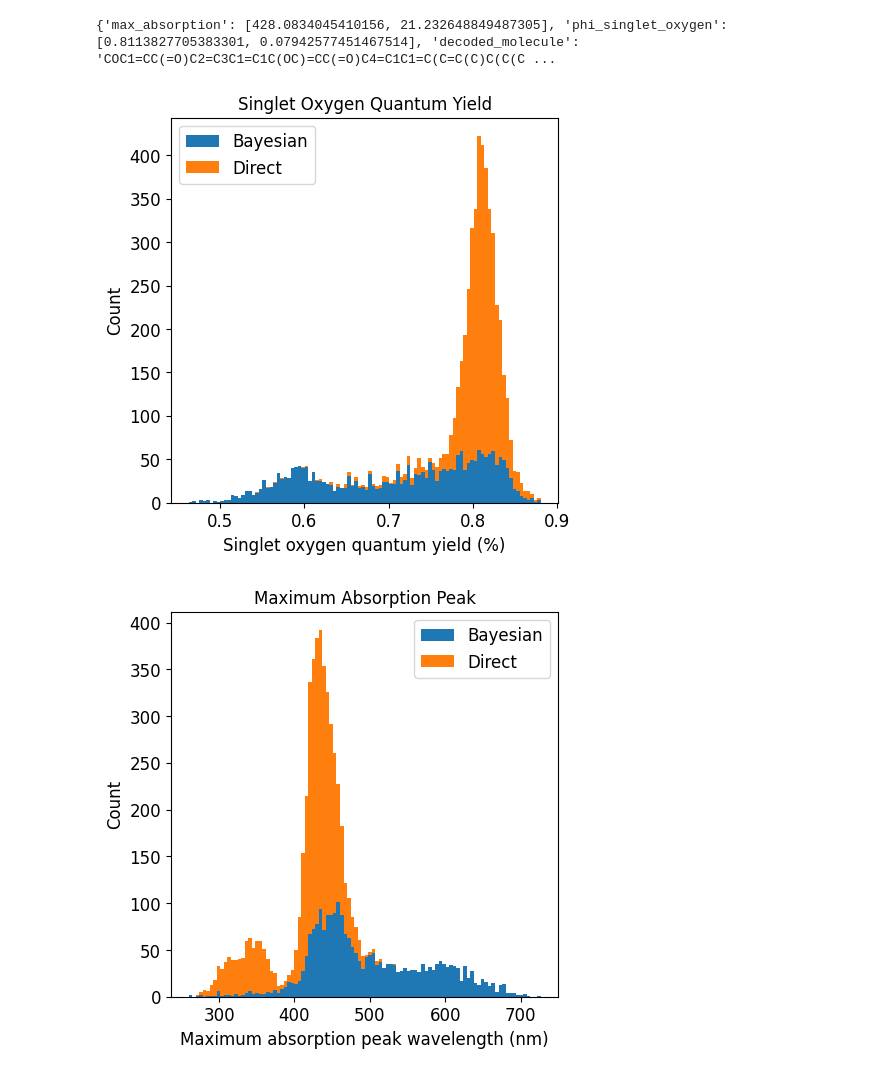
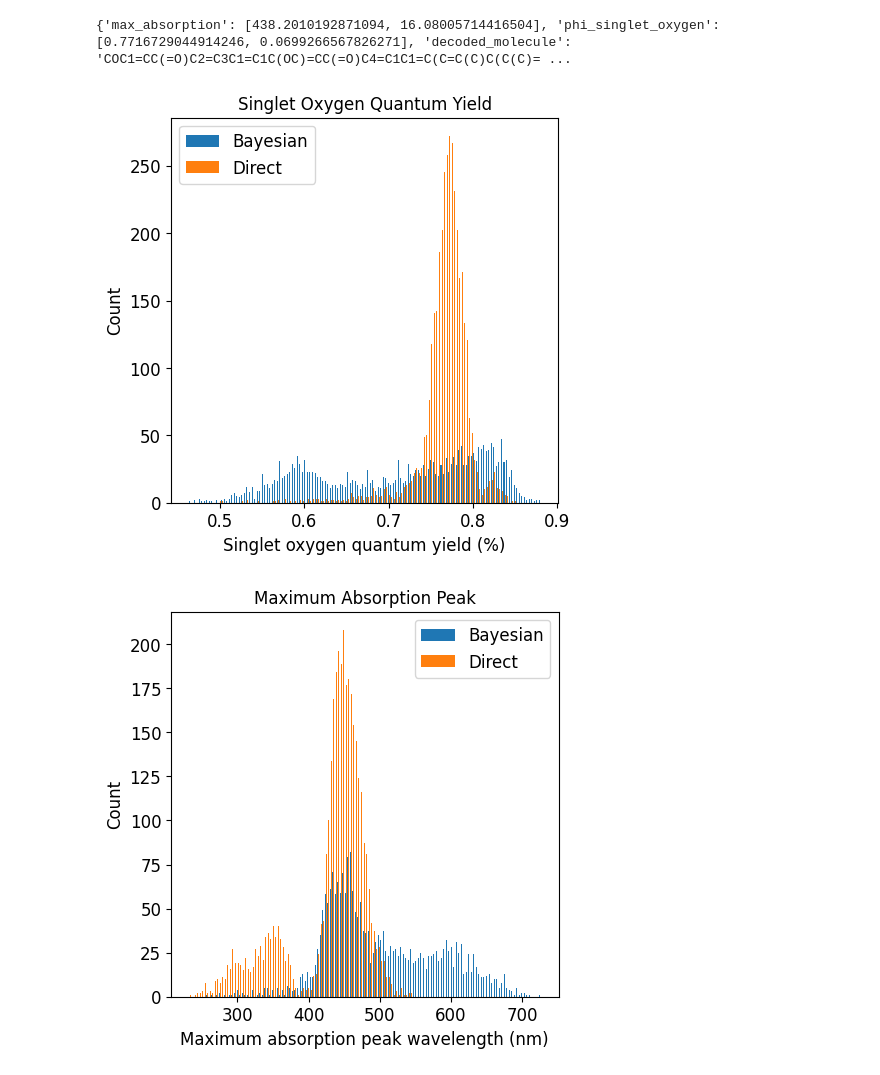
Before and after one commit to howardwang1997/AI4PS, a Jupyter notebook: draw/generation/generation_statistics.ipynb, the cells around one changed output. Saved outputs shown, nothing was run; the diff lists cells and outputs as text; code cells hidden in the pictures.

Commit message:
draw generation

```diff
--- a/draw/generation/generation_statistics.ipynb
+++ b/draw/generation/generation_statistics.ipynb
@@ -5,8 +5,8 @@ from rdkit.Chem import Draw
 from rdkit.Chem import rdMolDescriptors
 from matplotlib import pyplot as plt
 
-bayesian = '/mnt/bn/ai4s-hl/bamboo/hongyi/debug/moler/data/bayesian_generated_30_33_predicted.json'
-generation = '/mnt/bn/ai4s-hl/bamboo/hongyi/debug/moler/data/decoded_09_cleaned_predicted.json'
+bayesian = '/mnt/bn/ai4s-hl/bamboo/hongyi/debug/moler/data/bayesian_generated_30_33_predicted_cleaned_02.json'
+generation = '/mnt/bn/ai4s-hl/bamboo/hongyi/debug/moler/data/decoded_09_cleaned_predicted_03.json'
 # %%
 with open(bayesian) as f:
     mol_b = json.load(f)
@@ -90,47 +91,48 @@ sas_b = [s['sas'] for s in mol_b]
 # %%
 print(mol_g[0])
 # %% [output]
-{'max_absorption': [428.0834045410156, 21.232648849487305], 'phi_singlet_oxygen': [0.8113827705383301, 0.07942577451467514], 'decoded_molecule': 'COC1=CC(=O)C2=C3C1=C1C(OC)=CC(=O)C4=C1C1=C(C=C(C)C(C(C ...
+{'max_absorption': [438.2010192871094, 16.08005714416504], 'phi_singlet_oxygen': [0.7716729044914246, 0.0699266567826271], 'decoded_molecule': 'COC1=CC(=O)C2=C3C1=C1C(OC)=CC(=O)C4=C1C1=C(C=C(C)C(C(C)= ...
 # %%
 # soqy
+stacked = False
 fig, ax = plt.subplots(1,1, figsize=(5,5))
 ax.tick_params(axis='both', labelsize=12)
-ax.hist((soqy_b, soqy_g), bins=100, stacked=True)
+ax.hist((soqy_b, soqy_g), bins=140, stacked=stacked)
 ax.set_title("Singlet Oxygen Quantum Yield", fontsize=12)
 ax.set_xlabel("Singlet oxygen quantum yield (%)", fontsize=12)
 ax.set_ylabel("Count", fontsize=12)
 ax.legend(["Bayesian", "Direct"], fontsize=12)
 fig.show()
 
 # abs
 fig, ax = plt.subplots(1,1, figsize=(5,5))
 ax.tick_params(axis='both', labelsize=12)
-ax.hist((abs_b, abs_g), bins=100, stacked=True)
+ax.hist((abs_b, abs_g), bins=140, stacked=stacked)
 ax.set_title("Maximum Absorption Peak", fontsize=12)
 ax.set_xlabel("Maximum absorption peak wavelength (nm)", fontsize=12)
 ax.set_ylabel("Count", fontsize=12)
 ax.legend(["Bayesian", "Direct"], fontsize=12)
 fig.show()
 
 # logp
 fig, ax = plt.subplots(1,1, figsize=(5,5))
 ax.tick_params(axis='both', labelsize=12)
-ax.hist((logp_b, logp_g), bins=100, stacked=True)
+ax.hist((logp_b, logp_g), bins=140, stacked=stacked)
 ax.set_title("Water Solubility", fontsize=12)
 ax.set_xlabel("log P", fontsize=12)
 ax.set_ylabel("Count", fontsize=12)
 ax.legend(["Bayesian", "Direct"], fontsize=12)
 fig.show()
 
 # sas
 fig, ax = plt.subplots(1,1, figsize=(5,5))
 ax.tick_params(axis='both', labelsize=12)
-ax.hist((sas_b, sas_g), bins=100, stacked=True)
+ax.hist((sas_b, sas_g), bins=140, stacked=stacked)
 ax.set_title("Sythetic Accessibility", fontsize=12)
 ax.set_xlabel("sas score", fontsize=12)
 ax.set_ylabel("Count", fontsize=12)
 ax.legend(["Bayesian", "Direct"], fontsize=12)
 fig.show()
 # %% [output]
-[figure, old version]
+[figure, new version]
-[figure, old version]
+[figure, new version]
```
Also changed, not shown: parts of 3 cells of this notebook.
